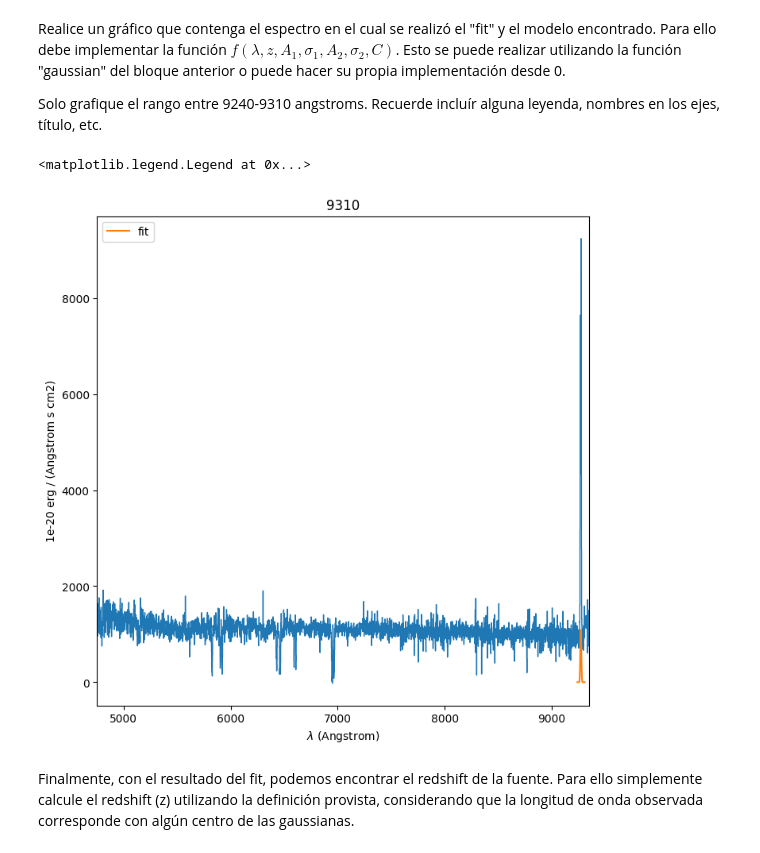
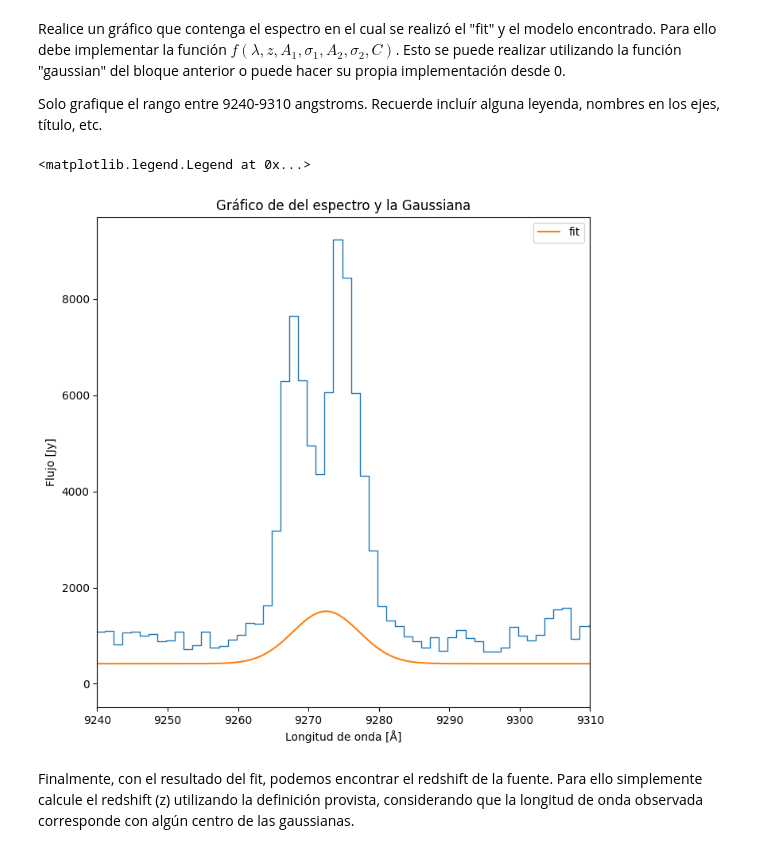
Before and after one commit to Francesco-Castellani/Tarea-4, a Jupyter notebook: Tarea4.ipynb, the cells around one changed output. Drawn from its saved outputs; the diff is of its cells as text; code cells hidden in the pictures.

```diff
--- a/Tarea4.ipynb
+++ b/Tarea4.ipynb
@@ -354,15 +354,20 @@ Para ello debe implementar la función $f(\lambda, z,  A_1, \sigma_1, A_2, \sigm
 Solo grafique el rango entre 9240-9310 angstroms. Recuerde incluír alguna leyenda, nombres en los ejes, título, etc.
 # %%
 # Inserte aquí su gráfico:
+
 x= np.linspace(9240, 9310, 1000)
-g=gaussian(x, 9272.5, fit1.fwhm, fit1.peak) + gaussian(x, 9272.5, fit2.fwhm, fit2.peak)
+g=gaussian(x, 9272.5, fit1.fwhm, fit1.peak) + gaussian(x, 9272.5, fit2.fwhm, fit2.peak) + 208.692*2
 plt.figure(figsize=(8,8))
 espectro_s0a.plot(9240, 9310)
 plt.plot(x, g, label='fit')
+plt.xlim(9240, 9310)
+plt.title('Gráfico de del espectro y la Gaussiana')
+plt.xlabel('Longitud de onda [Å]')
+plt.ylabel('Flujo [Jy]')
 plt.legend()
 # %% [output]
 <matplotlib.legend.Legend at 0x...>
-[figure, old version]
+[figure, new version]
 # %% [markdown]
 Finalmente, con el resultado del fit, podemos encontrar el redshift de la fuente. Para ello simplemente calcule el redshift (z) utilizando la definición provista, considerando que la longitud de onda observada corresponde con algún centro de las gaussianas.
 # %%
```
